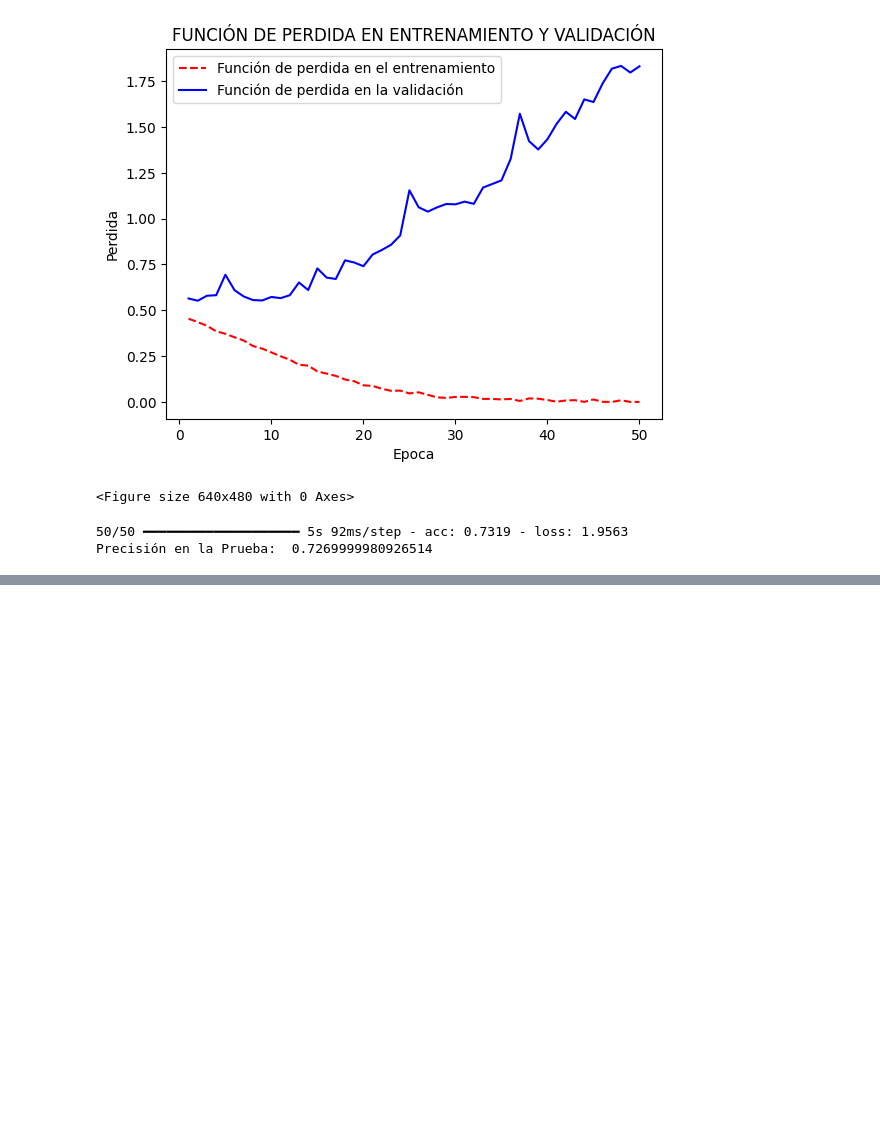
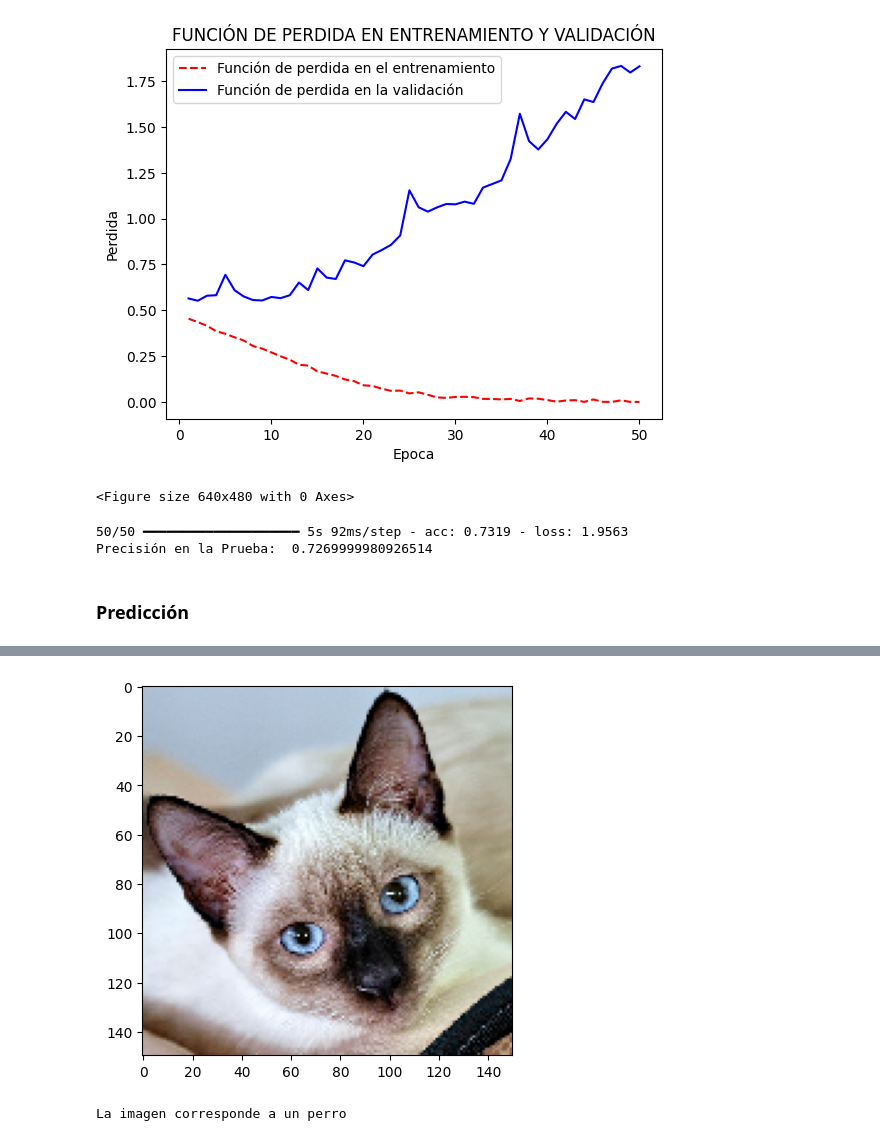
Before and after one commit to fvelez78/DeepLearn, a Jupyter notebook: Cats_Dogs.ipynb, the cells around one changed output, grey strips where cells are left out. Saved outputs shown, nothing was run; the diff lists cells and outputs as text; code cells hidden in the pictures; blank space fills up the shorter version.

```diff
--- a/Cats_Dogs.ipynb
+++ b/Cats_Dogs.ipynb
@@ -251,3 +251,23 @@ print('Precisión en la Prueba: ',test_acc)
 # %% [output]
 50/50 ━━━━━━━━━━━━━━━━━━━━ 5s 92ms/step - acc: 0.7319 - loss: 1.9563
 Precisión en la Prueba:  0.7269999980926514
+# %% [markdown]
+### **Predicción**
+# %%
+import numpy as np
+from tensorflow.keras.preprocessing import image
+
+#Ruta_N='D:\Estadistica\DeepLearn'
+
+img=image.load_img('D:\\Estadistica\\DeepLearn\\Gato.jpg',target_size=(150,150))
+x=image.img_to_array(img)
+imagen=np.expand_dims(x,axis=0)
+
+clase=Modelo01.predict(imagen)
+print(clase)
+plt.imshow(img)
+plt.show()
+
+if clase>0: print('La imagen corresponde a un perro')
+else: print('La imagen corresponde a un gato')
+# %% [output]
@@ -253,0 +276,2 @@ Precisión en la Prueba:  0.7269999980926514
+[figure, added]
+La imagen corresponde a un perro
```
Also changed, not shown: parts of 2 cells of this notebook.
